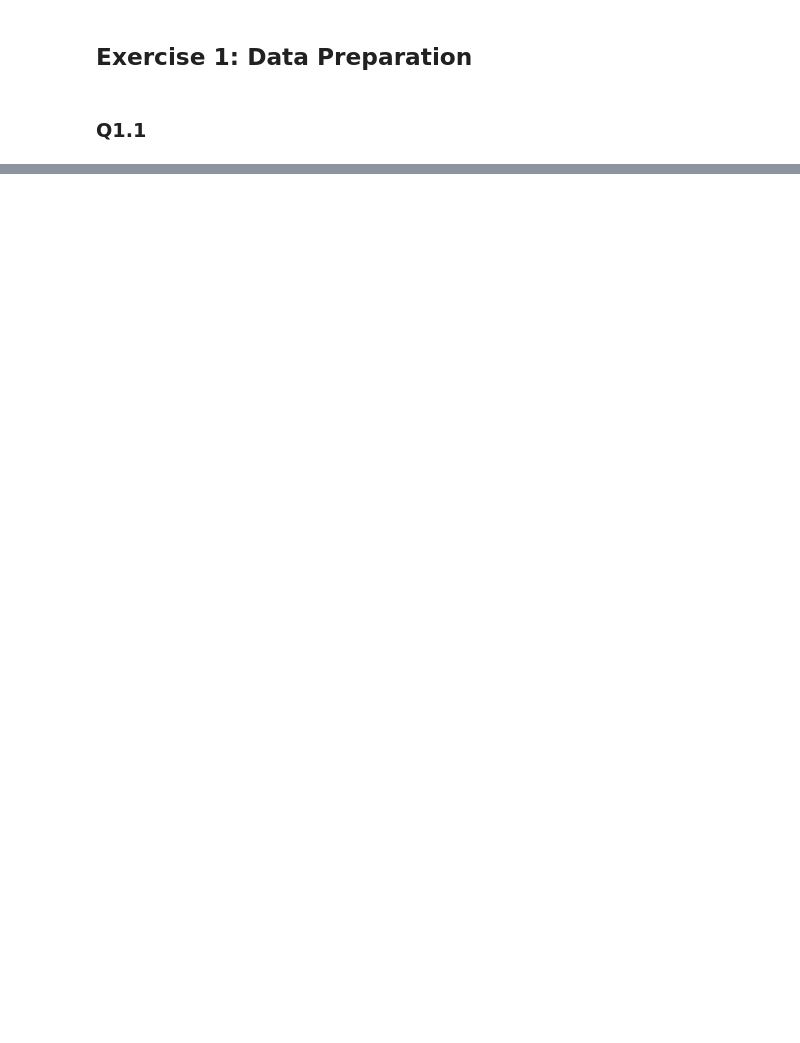
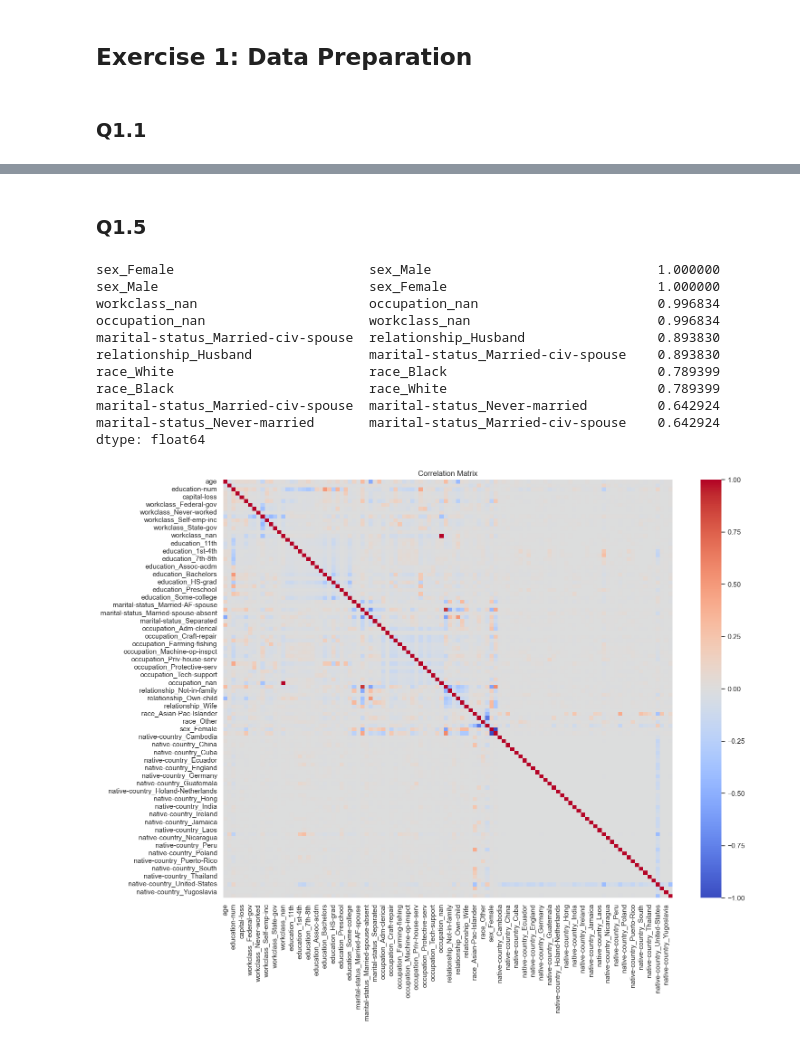
Before and after one commit to BjornIvar1/IDATG2208-Assignment2, a Jupyter notebook: Assignment2.ipynb, the cells around one changed output, grey strips where cells are left out. Saved outputs shown, nothing was run; the diff lists cells and outputs as text; code cells hidden in the pictures; blank space fills up the shorter version.

```diff
--- a/Assignment2.ipynb
+++ b/Assignment2.ipynb
@@ -32,0 +319,33 @@ print(adult.isna().sum)
+# %% [markdown]
+### Q1.5
+# %%
+corr_matrix = final_X_train.corr()
+
+unstack_corr = corr_matrix.abs().unstack()
+sorted_corr = unstack_corr.sort_values(ascending=False)
+topp_corr = sorted_corr[sorted_corr < 1]
+print(topp_corr.head(10))
+
+plt.figure(figsize=(16, 12))
+
+sns.heatmap(
+    corr_matrix,
+    cmap="coolwarm",
+    center=0
+)
+
+plt.title("Correlation Matrix")
+plt.show()
+# %% [output]
+sex_Female                         sex_Male                             1.000000
+sex_Male                           sex_Female                           1.000000
+workclass_nan                      occupation_nan                       0.996834
+occupation_nan                     workclass_nan                        0.996834
+marital-status_Married-civ-spouse  relationship_Husband                 0.893830
+relationship_Husband               marital-status_Married-civ-spouse    0.893830
+race_White                         race_Black                           0.789399
+race_Black                         race_White                           0.789399
+marital-status_Married-civ-spouse  marital-status_Never-married         0.642924
+marital-status_Never-married       marital-status_Married-civ-spouse    0.642924
+dtype: float64
+[figure, added]
```
Also changed, not shown: parts of 103 cells of this notebook.
